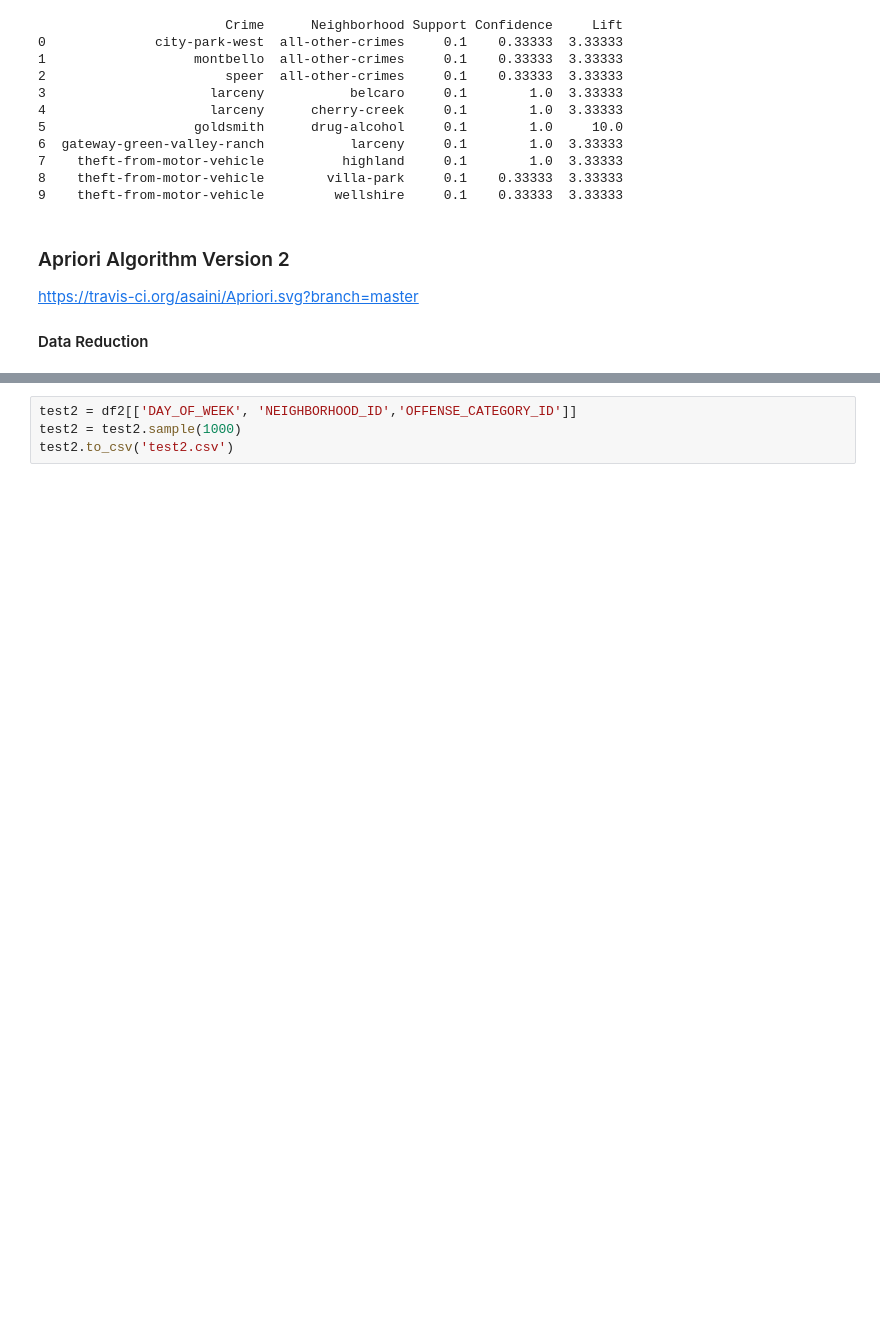
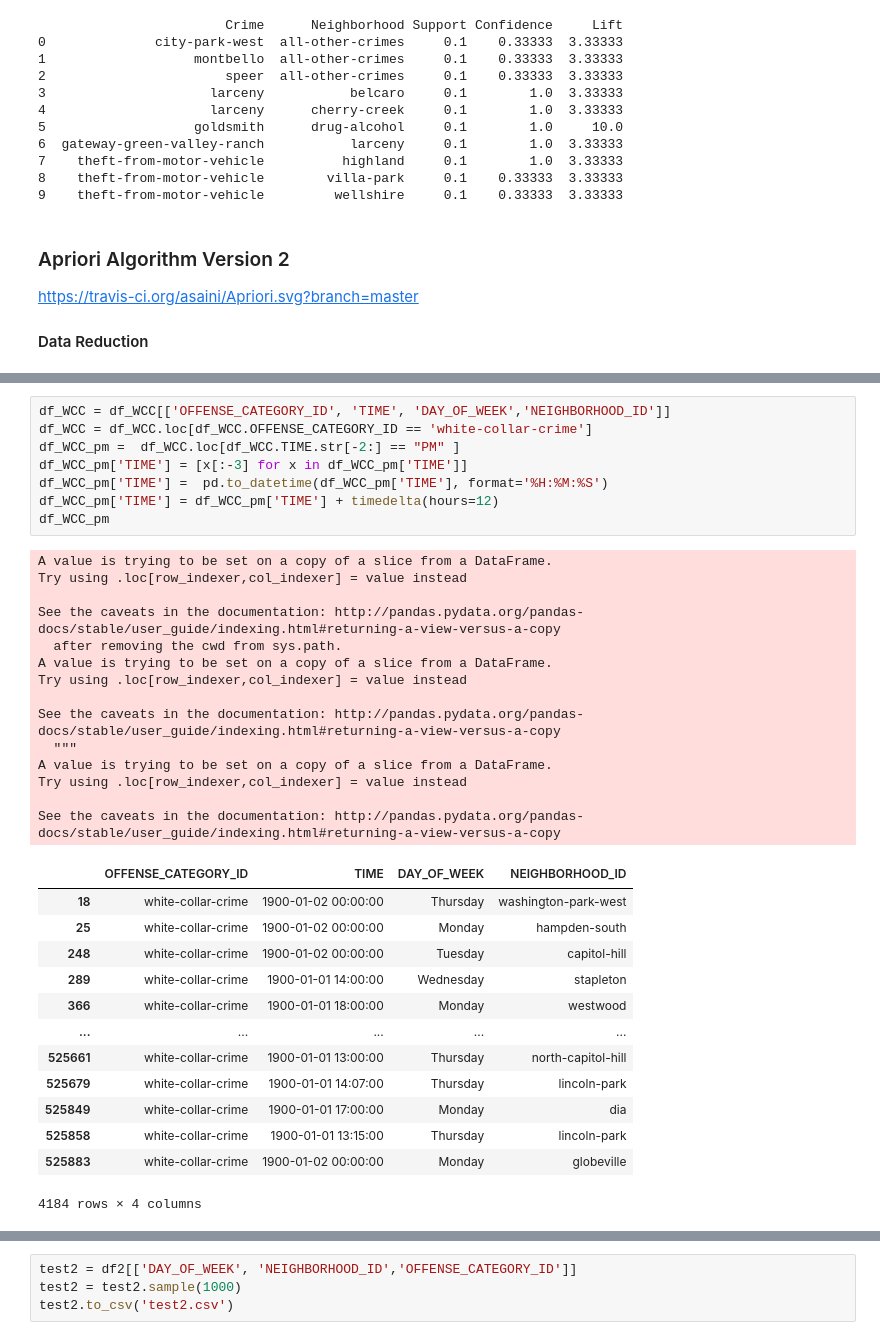
Before and after one commit to bittybueno/data-mining-project, a Jupyter notebook: Course_Project.ipynb, the cells around one changed output, grey strips where cells are left out. Saved outputs shown, nothing was run; the diff lists cells and outputs as text; blank space fills up the shorter version.

```diff
--- a/Course_Project.ipynb
+++ b/Course_Project.ipynb
@@ -77,0 +154,36 @@ df2['DAY_OF_WEEK'] = df2['DATE'].dt.day_name()
+# %%
+df_WCC = df_WCC[['OFFENSE_CATEGORY_ID', 'TIME', 'DAY_OF_WEEK','NEIGHBORHOOD_ID']]
+df_WCC = df_WCC.loc[df_WCC.OFFENSE_CATEGORY_ID == 'white-collar-crime']
+df_WCC_pm =  df_WCC.loc[df_WCC.TIME.str[-2:] == "PM" ]
+df_WCC_pm['TIME'] = [x[:-3] for x in df_WCC_pm['TIME']]
+df_WCC_pm['TIME'] =  pd.to_datetime(df_WCC_pm['TIME'], format='%H:%M:%S')
+df_WCC_pm['TIME'] = df_WCC_pm['TIME'] + timedelta(hours=12)
+df_WCC_pm
+# %% [output]
+A value is trying to be set on a copy of a slice from a DataFrame.
+Try using .loc[row_indexer,col_indexer] = value instead
+
+See the caveats in the documentation: http://pandas.pydata.org/pandas-docs/stable/user_guide/indexing.html#returning-a-view-versus-a-copy
+  after removing the cwd from sys.path.
+A value is trying to be set on a copy of a slice from a DataFrame.
+Try using .loc[row_indexer,col_indexer] = value instead
+
+See the caveats in the documentation: http://pandas.pydata.org/pandas-docs/stable/user_guide/indexing.html#returning-a-view-versus-a-copy
+  """
+A value is trying to be set on a copy of a slice from a DataFrame.
+Try using .loc[row_indexer,col_indexer] = value instead
+
+See the caveats in the documentation: http://pandas.pydata.org/pandas-docs/stable/user_guide/indexing.html#returning-a-view-versus-a-copy
+|  | OFFENSE_CATEGORY_ID | TIME | DAY_OF_WEEK | NEIGHBORHOOD_ID |
+| 18 | white-collar-crime | 1900-01-02 00:00:00 | Thursday | washington-park-west |
+| 25 | white-collar-crime | 1900-01-02 00:00:00 | Monday | hampden-south |
+| 248 | white-collar-crime | 1900-01-02 00:00:00 | Tuesday | capitol-hill |
+| 289 | white-collar-crime | 1900-01-01 14:00:00 | Wednesday | stapleton |
+| 366 | white-collar-crime | 1900-01-01 18:00:00 | Monday | westwood |
+| ... | ... | ... | ... | ... |
+| 525661 | white-collar-crime | 1900-01-01 13:00:00 | Thursday | north-capitol-hill |
+| 525679 | white-collar-crime | 1900-01-01 14:07:00 | Thursday | lincoln-park |
+| 525849 | white-collar-crime | 1900-01-01 17:00:00 | Monday | dia |
+| 525858 | white-collar-crime | 1900-01-01 13:15:00 | Thursday | lincoln-park |
+| 525883 | white-collar-crime | 1900-01-02 00:00:00 | Monday | globeville |
+4184 rows × 4 columns
```
Also changed, not shown: parts of 8 cells of this notebook, 3 other files.
